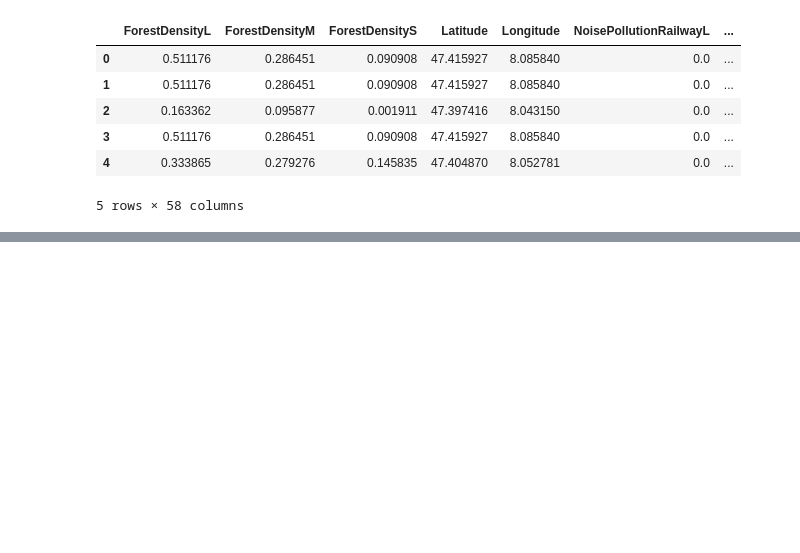
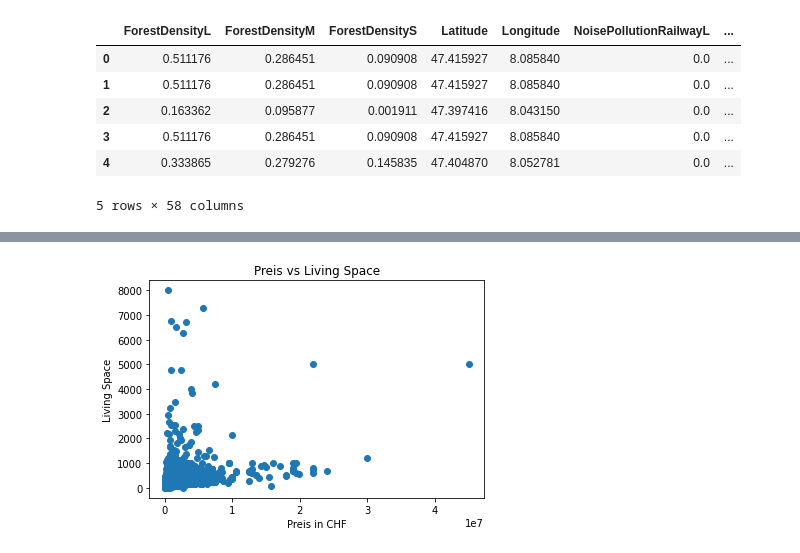
Before and after one commit to marvinvr/fhnw-cml1, a Jupyter notebook: linear_regression.ipynb, the cells around one changed output, grey strips where cells are left out. Cells and saved outputs as stored; diff of their text form; code cells hidden in the pictures; blank space fills up the shorter version.

```diff
--- a/linear_regression.ipynb
+++ b/linear_regression.ipynb
@@ -62,8 +71,10 @@ def price_livingspace(df):
     plt.title('Residuenverteilung ' + name)
     plt.show()
 # %%
-def plot_linear_regression(dataframe):
-    plt.scatter(dataframe['living_space_m2'], dataframe['price'])
+#Funktion um den Preis, mit der dazugehörigen Fläche zu plotten
+def plot_data(dataframe):
+    plt.scatter(dataframe['price'], dataframe['living_space_m2'])
     plt.xlabel('Preis in CHF')
     plt.ylabel('Living Space')
+    plt.title('Preis vs Living Space')
     plt.show()
@@ -76,0 +81,5 @@ R^2:  0.1399297920993643
+# %%
+#Plot mit allen Datenpunkten ohne unterteilung der Typen
+plot_data(df)
+# %% [output]
+[figure, added]
```
Also changed, not shown: parts of 17 cells of this notebook.
